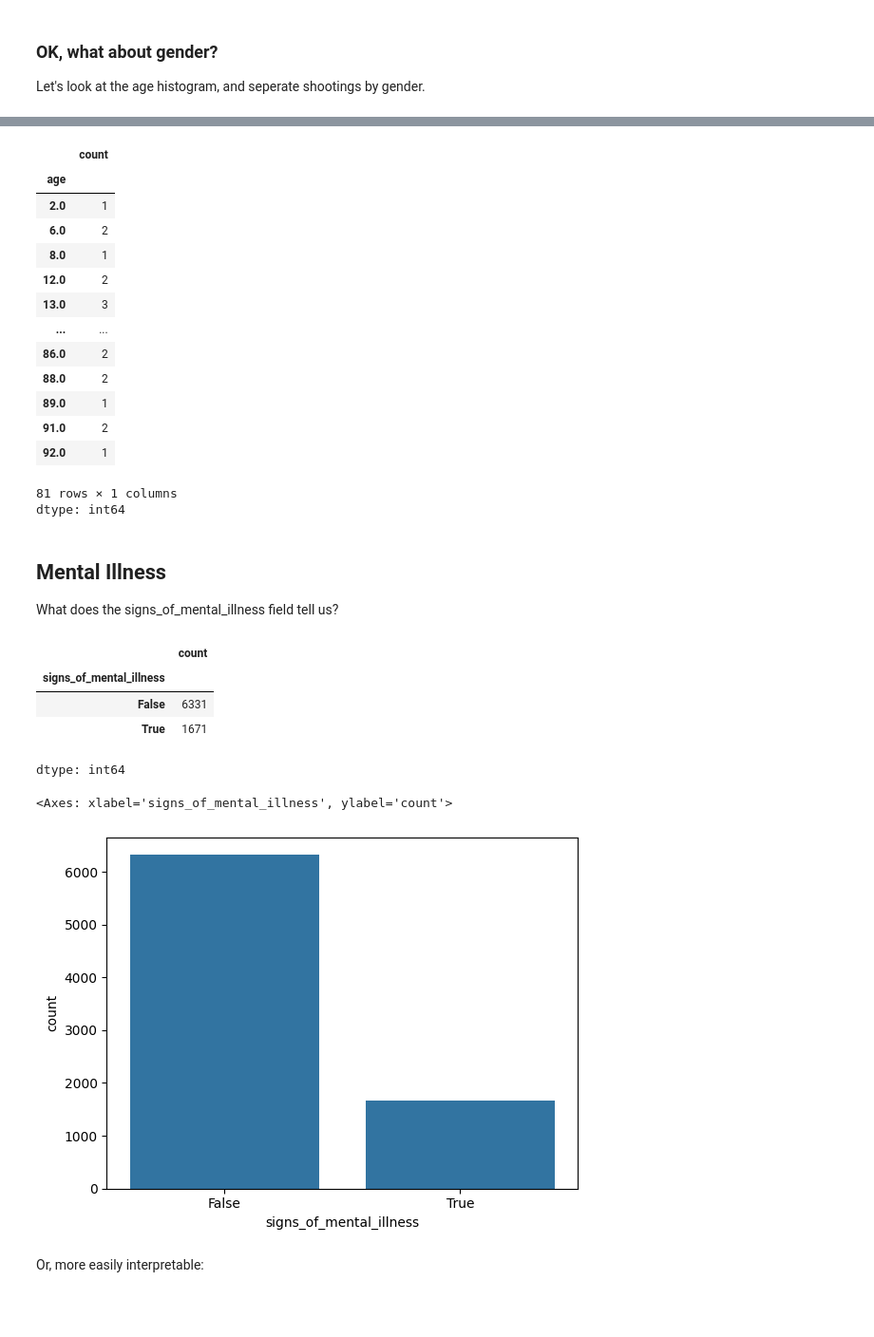
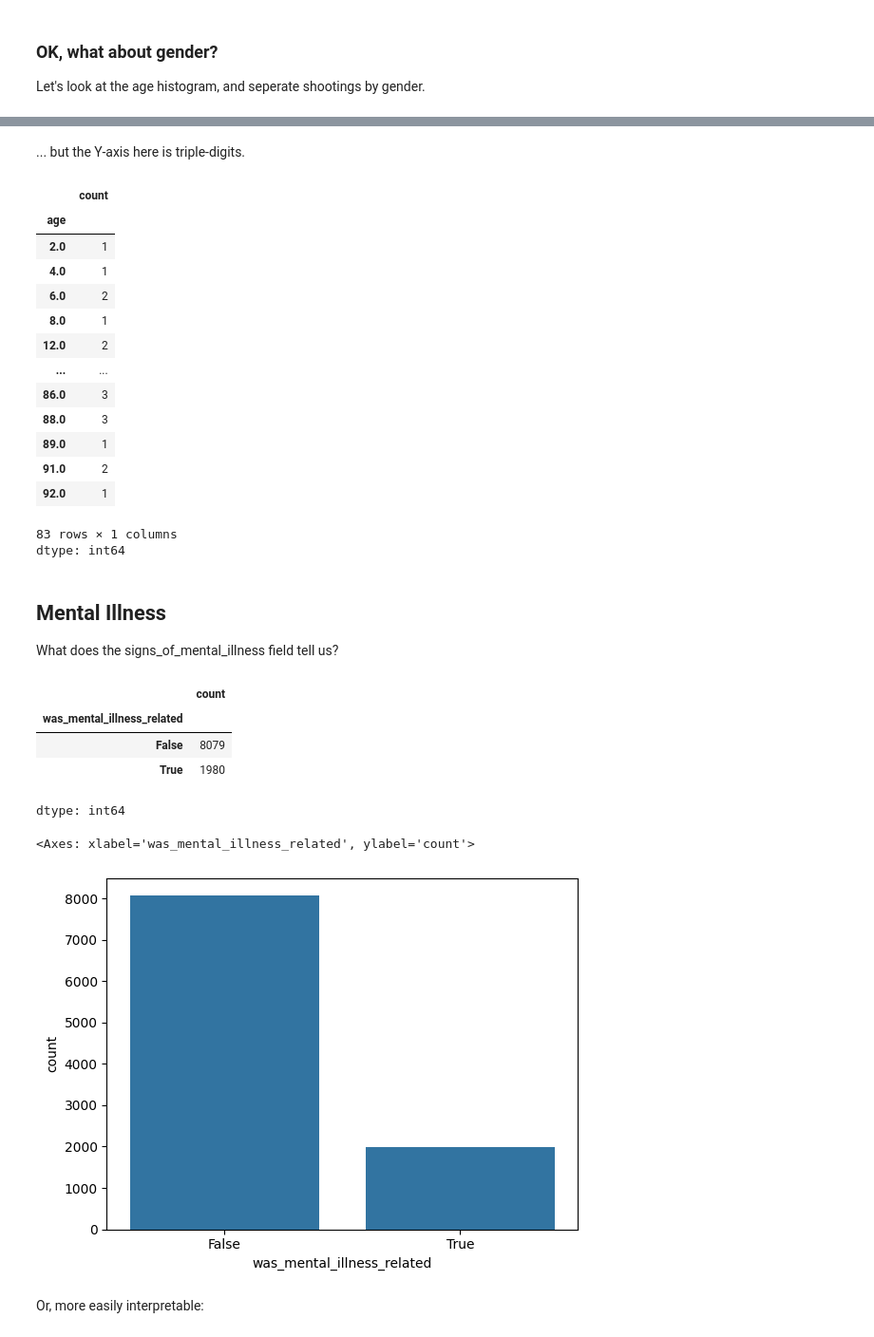
Before and after one commit to lcommons/portfolio, a Jupyter notebook: policeshootings/PoliceShootingsV2.ipynb, the cells around one changed output, grey strips where cells are left out. Shown at 95% size. Saved outputs shown, nothing was run; the diff lists cells and outputs as text; code cells hidden in the pictures; blank space fills up the shorter version.

```diff
--- a/policeshootings/PoliceShootingsV2.ipynb
+++ b/policeshootings/PoliceShootingsV2.ipynb
@@ -11,7 +11,7 @@ import seaborn as sns
 %matplotlib inline
 # %%
 #data = pd.read_csv('fatal-police-shootings-data.csv')
-data = pd.read_csv('https://raw.githubusercontent.com/washingtonpost/data-police-shootings/master/v1/fatal-police-shootings-data.csv')
+data = pd.read_csv('https://raw.githubusercontent.com/washingtonpost/data-police-shootings/master/v2/fatal-police-shootings-data.csv')
 # %%
 data.info()
 # %% [output]
@@ -283,37 +330,39 @@ To state the obvious, notice how much more distributed the age histogram is. Bei
+# %% [markdown]
+... but the Y-axis here is triple-digits.
 # %%
 data['age'].value_counts().sort_index()
 # %% [output]
 |  | count |
 | age |  |
 | 2.0 | 1 |
+| 4.0 | 1 |
 | 6.0 | 2 |
 | 8.0 | 1 |
 | 12.0 | 2 |
-| 13.0 | 3 |
 | ... | ... |
-| 86.0 | 2 |
-| 88.0 | 2 |
+| 86.0 | 3 |
+| 88.0 | 3 |
 | 89.0 | 1 |
 | 91.0 | 2 |
 | 92.0 | 1 |
-81 rows × 1 columns
+83 rows × 1 columns
 dtype: int64
 # %% [markdown]
 ## Mental Illness
 What does the signs_of_mental_illness field tell us?
 # %%
-data['signs_of_mental_illness'].value_counts()
+data['was_mental_illness_related'].value_counts()
 # %% [output]
 |  | count |
-| signs_of_mental_illness |  |
-| False | 6331 |
-| True | 1671 |
+| was_mental_illness_related |  |
+| False | 8079 |
+| True | 1980 |
 dtype: int64
 # %%
-sns.countplot(data=data,x='signs_of_mental_illness')
+sns.countplot(data=data,x='was_mental_illness_related')
 # %% [output]
-<Axes: xlabel='signs_of_mental_illness', ylabel='count'>
+<Axes: xlabel='was_mental_illness_related', ylabel='count'>
-[figure, old version]
+[figure, new version]
 # %% [markdown]
 Or, more easily interpretable:
 # %%
```
Also changed, not shown: parts of 22 cells of this notebook.
